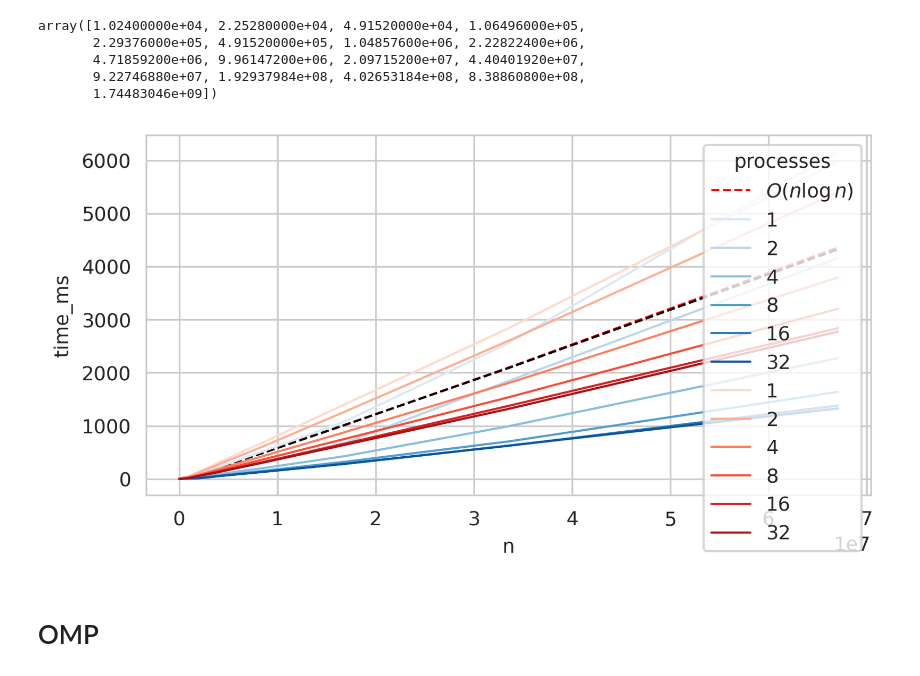
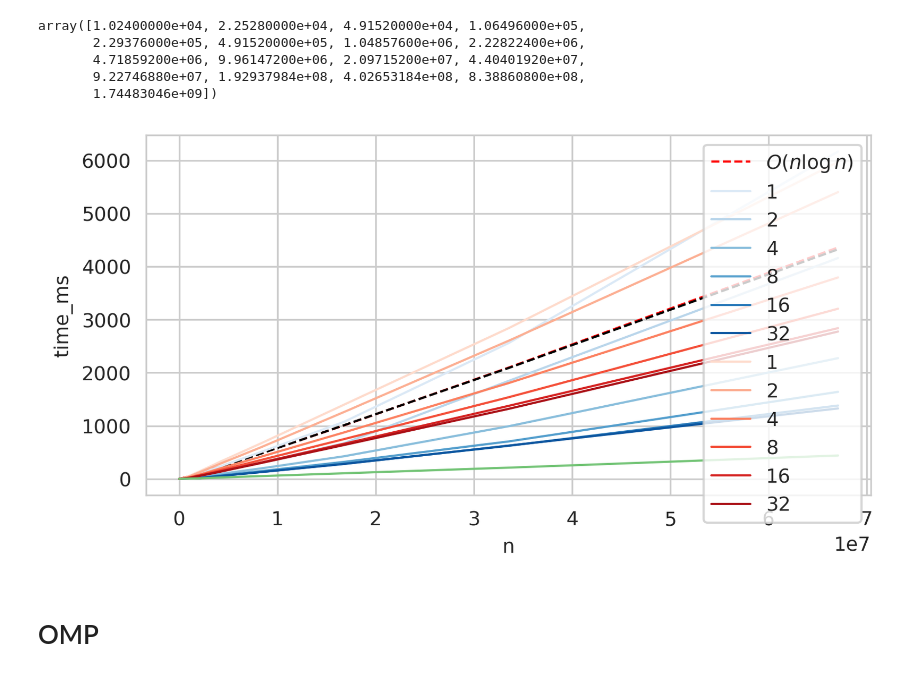
Before and after one commit to thedylone/FFT-accelerated, a Jupyter notebook: report/plot.ipynb, the cells around one changed output. Cells and saved outputs as stored; diff of their text form; code cells hidden in the pictures.

Commit message:
[CUDA]: impl & results

```diff
--- a/report/plot.ipynb
+++ b/report/plot.ipynb
@@ -36,11 +36,12 @@ plt.rcParams["lines.linewidth"] = 1
 serial_df = pd.read_csv('../serial/results.csv')
 omp_df = pd.read_csv('../openmp/results.csv')
 mpi_df = pd.read_csv('../mpi/results.csv')
+cuda_df = pd.read_csv('../cuda/results.csv')
 # %%
 serial_col = "#000000"
 omp_col = sns.color_palette("Blues", 6)
 mpi_col = sns.color_palette("Reds", 6)
-cuda_col = sns.color_palette("Greens", 6)
+cuda_col = sns.color_palette("Greens", 1)
 addn_col = sns.color_palette("Oranges", 6)
 # %%
 ns = np.array(sorted(serial_df["n"].unique()))
@@ -55,11 +56,12 @@ array([1.02400000e+04, 2.25280000e+04, 4.91520000e+04, 1.06496000e+05,
 # %%
 ax = sns.lineplot(x=ns, y=ns * np.log2(ns) * 2.5e-6, color='red', linestyle="--", label="$O(n \\log n)$")
 sns.lineplot(ax=ax, data=serial_df, x="n", y="time_ms", color=serial_col, linestyle="--")
 sns.lineplot(ax=ax, data=omp_df, x="n", y="time_ms", hue="threads", palette=omp_col)
 sns.lineplot(ax=ax, data=mpi_df, x="n", y="time_ms", hue="processes", palette=mpi_col)
+sns.lineplot(ax=ax, data=cuda_df, x="n", y="time_ms", color=cuda_col[0])
 plt.show()
 # %% [output]
-[figure, old version]
+[figure, new version]
 # %% [markdown]
 # OMP
 # %% [markdown]
```
Also changed, not shown: 8 other files.
